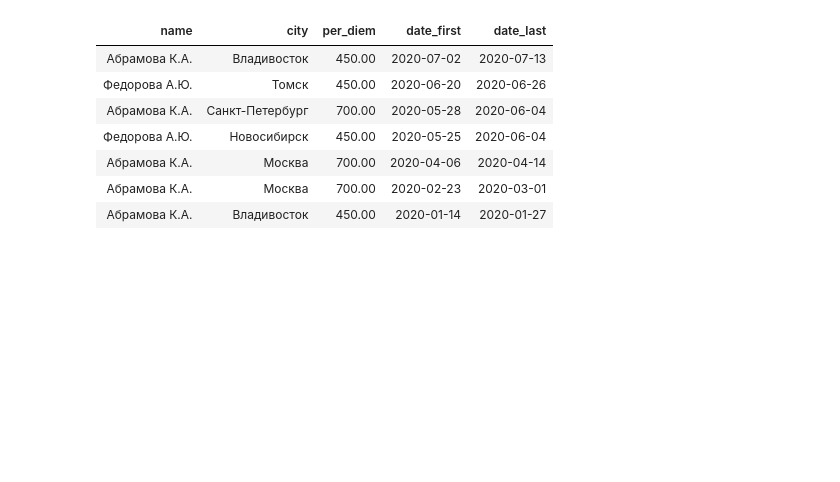
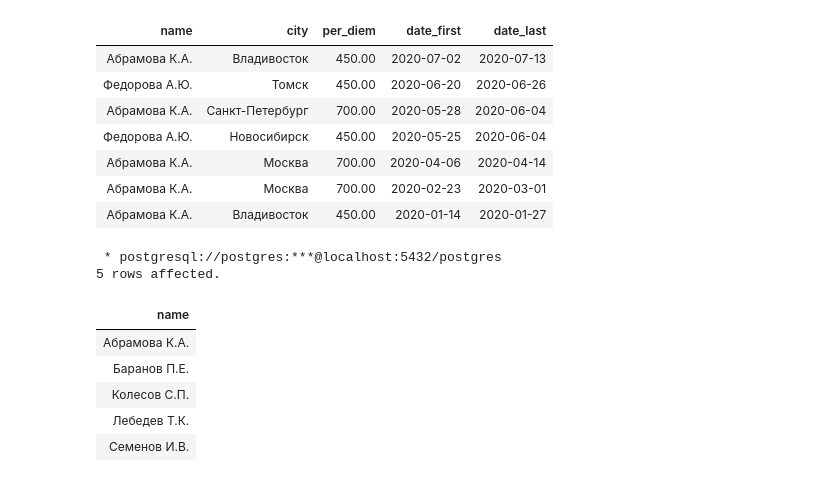
Before and after one commit to letrepas/Interactive-SQL-Simulator, a Jupyter notebook: SQL.ipynb, the cells around one changed output. Drawn from its saved outputs; the diff is of its cells as text; code cells hidden in the pictures; blank space fills up the shorter version.

```diff
--- a/SQL.ipynb
+++ b/SQL.ipynb
@@ -1079,3 +1079,18 @@ ORDER BY date_last DESC;
 | Абрамова К.А. | Москва | 700.00 | 2020-04-06 | 2020-04-14 |
 | Абрамова К.А. | Москва | 700.00 | 2020-02-23 | 2020-03-01 |
 | Абрамова К.А. | Владивосток | 450.00 | 2020-01-14 | 2020-01-27 |
+# %%
+%%sql
+SELECT DISTINCT name
+FROM stepik.trip
+WHERE city = 'Москва'
+ORDER BY name;
+# %% [output]
+ * postgresql://postgres:***@localhost:5432/postgres
+5 rows affected.
+| name |
+| Абрамова К.А. |
+| Баранов П.Е. |
+| Колесов С.П. |
+| Лебедев Т.К. |
+| Семенов И.В. |
```
Also changed, not shown: parts of 9 cells of this notebook.
